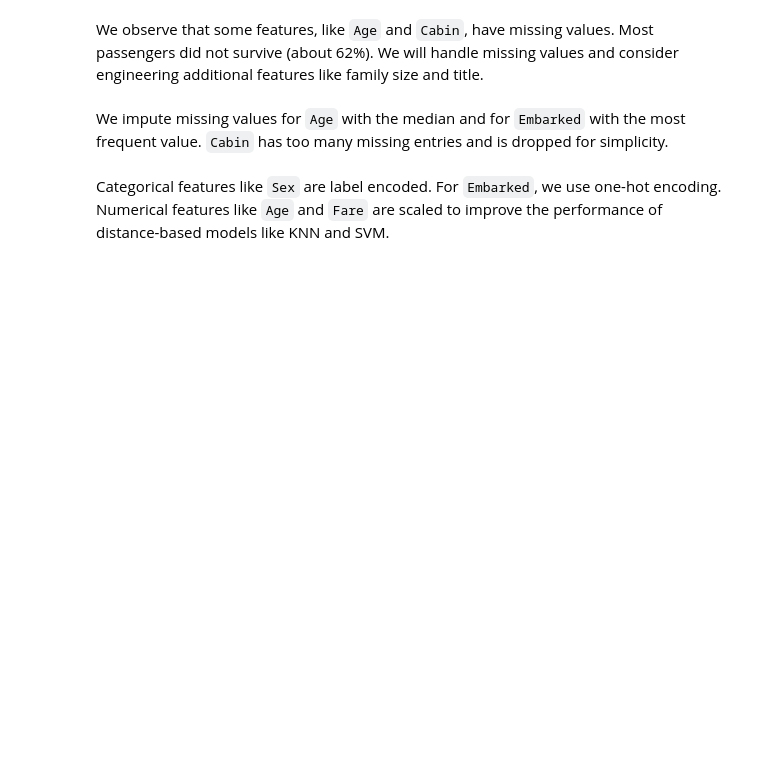
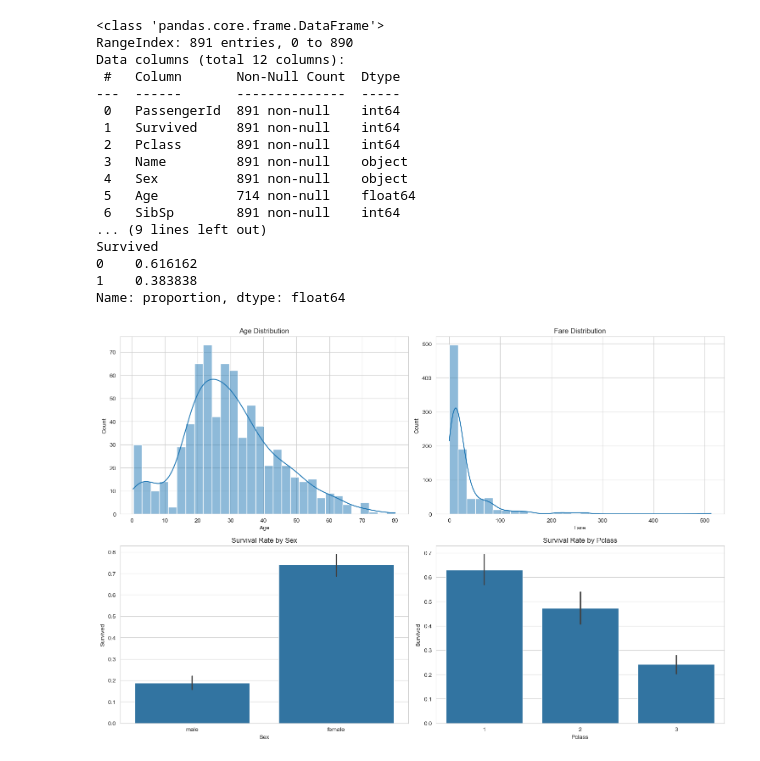
Before and after one commit to sanjar29/cs345project, a Jupyter notebook: final_proposal.ipynb, the cells around one changed output. Saved outputs shown, nothing was run; the diff lists cells and outputs as text; code cells hidden in the pictures; blank space fills up the shorter version.

```diff
--- a/final_proposal.ipynb
+++ b/final_proposal.ipynb
@@ -61,19 +67,54 @@ Name: proportion, dtype: float64
-# %% [markdown]
-We observe that some features, like `Age` and `Cabin`, have missing values. Most passengers did not survive (about 62%). We will handle missing values and consider engineering additional features like family size and title.
-# %%
-df['Age'] = df['Age'].fillna(df['Age'].median())
-df['Embarked'] = df['Embarked'].fillna(df['Embarked'].mode()[0])
-
-
-df.drop(columns=['Cabin'], inplace=True, errors='ignore')
-# %% [markdown]
-We impute missing values for `Age` with the median and for `Embarked` with the most frequent value. `Cabin` has too many missing entries and is dropped for simplicity.
-# %%
-label_enc = LabelEncoder()
-df['Sex'] = label_enc.fit_transform(df['Sex'])
-df = pd.get_dummies(df, columns=['Embarked'], drop_first=True)
-
-scaler = StandardScaler()
-df[['Age', 'Fare']] = scaler.fit_transform(df[['Age', 'Fare']])
-# %% [markdown]
-Categorical features like `Sex` are label encoded. For `Embarked`, we use one-hot encoding. Numerical features like `Age` and `Fare` are scaled to improve the performance of distance-based models like KNN and SVM.
+# %%
+# Basic info and survival rate
+df.info()
+print('\nSurvival Rate:')
+print(df['Survived'].value_counts(normalize=True))
+
+# Visualizations
+plt.figure(figsize=(15, 10))
+
+# Age and Fare distributions
+plt.subplot(2, 2, 1)
+sns.histplot(df['Age'].dropna(), bins=30, kde=True)
+plt.title('Age Distribution')
+
+plt.subplot(2, 2, 2)
+sns.histplot(df['Fare'], bins=30, kde=True)
+plt.title('Fare Distribution')
+
+# Survival by categorical features
+plt.subplot(2, 2, 3)
+sns.barplot(x='Sex', y='Survived', data=df)
+plt.title('Survival Rate by Sex')
+
+plt.subplot(2, 2, 4)
+sns.barplot(x='Pclass', y='Survived', data=df)
+plt.title('Survival Rate by Pclass')
+
+plt.tight_layout()
+plt.show()
+
+# Correlation heatmap
+plt.figure(figsize=(10, 8))
+sns.heatmap(df.select_dtypes(include=['int64', 'float64']).corr(), annot=True, cmap='coolwarm')
+plt.title('Correlation Heatmap')
+plt.show()
+# %% [output]
+<class 'pandas.core.frame.DataFrame'>
+RangeIndex: 891 entries, 0 to 890
+Data columns (total 12 columns):
+ #   Column       Non-Null Count  Dtype
+---  ------       --------------  -----
+ 0   PassengerId  891 non-null    int64
+ 1   Survived     891 non-null    int64
+ 2   Pclass       891 non-null    int64
+ 3   Name         891 non-null    object
+ 4   Sex          891 non-null    object
+ 5   Age          714 non-null    float64
+ 6   SibSp        891 non-null    int64
+... (9 lines left out)
+Survived
+0    0.616162
+1    0.383838
+Name: proportion, dtype: float64
+[figure, added]
```
Also changed, not shown: parts of 25 cells of this notebook.
